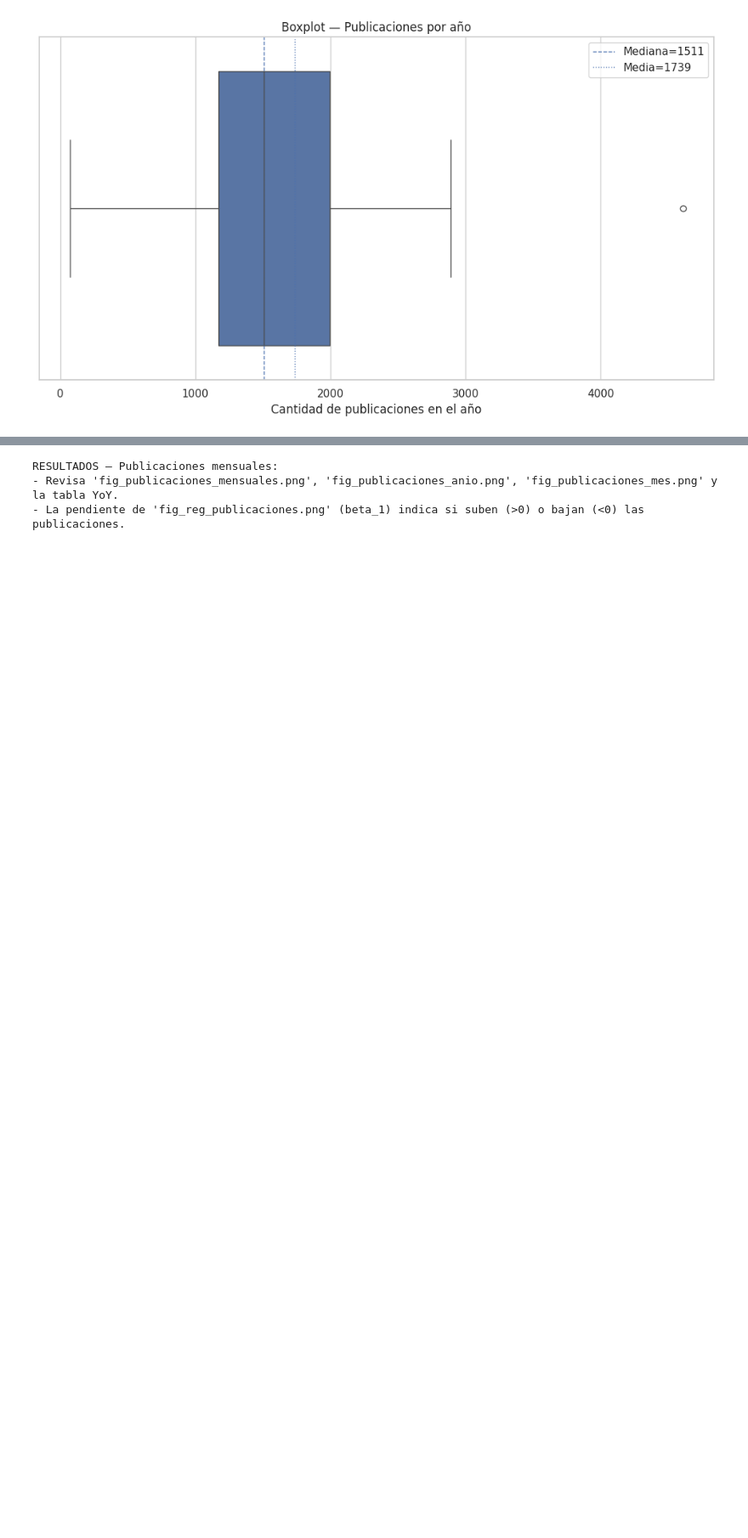
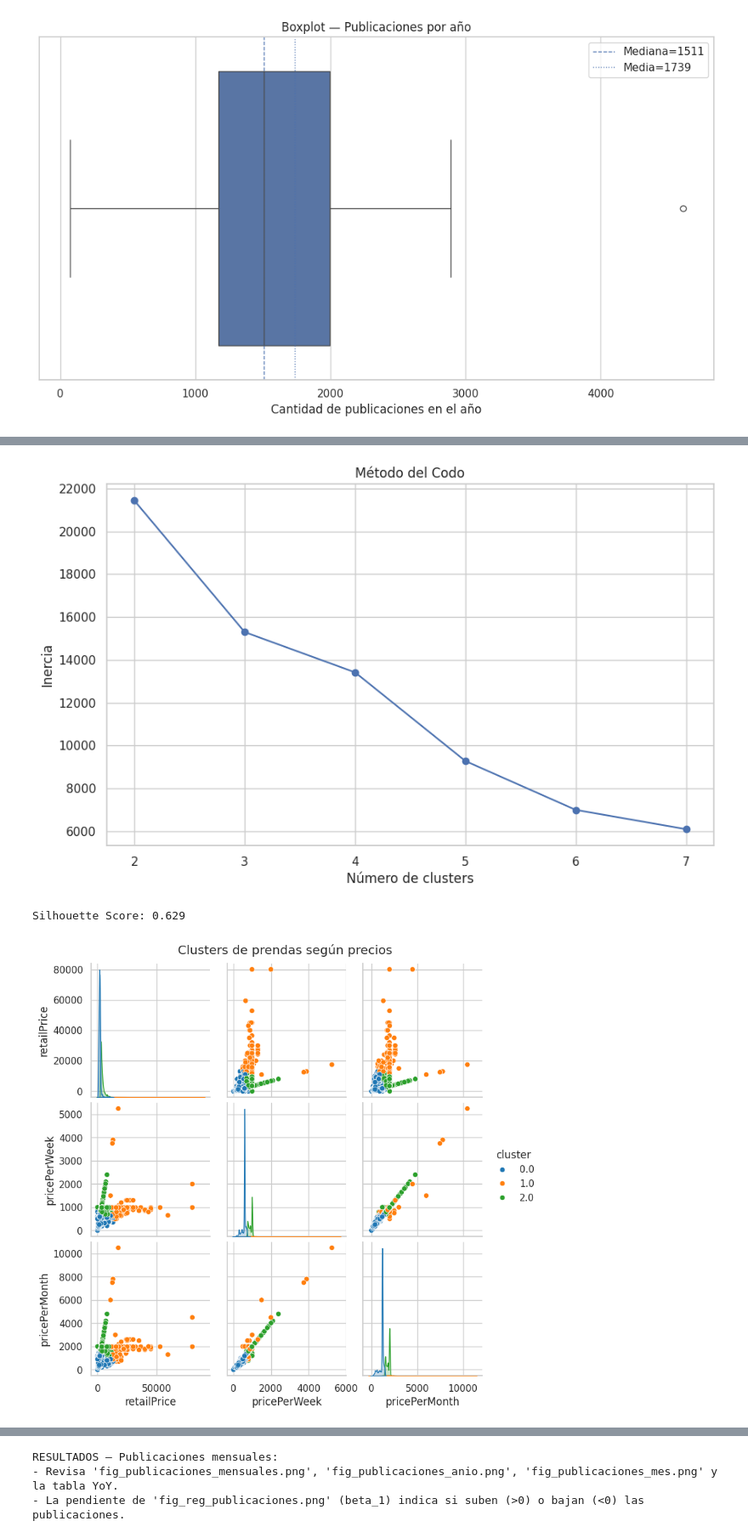
Before and after one commit to canunz/LIBRARY-django, a Jupyter notebook: INTELIGENCIA_DE_NEGOCIOS_Catalina_Núñez_Yáñez.ipynb, the cells around one changed output, grey strips where cells are left out. Shown at 85% size. Cells and saved outputs as stored; diff of their text form; code cells hidden in the pictures; blank space fills up the shorter version.

```diff
--- a/INTELIGENCIA_DE_NEGOCIOS_Catalina_Núñez_Yáñez.ipynb
+++ b/INTELIGENCIA_DE_NEGOCIOS_Catalina_Núñez_Yáñez.ipynb
@@ -451,0 +515,43 @@ plt.show()
+# %%
+from sklearn.preprocessing import StandardScaler
+from sklearn.cluster import KMeans
+from sklearn.metrics import silhouette_score
+
+# Variables numéricas
+num_cols = ['retailPrice', 'pricePerWeek', 'pricePerMonth']
+X_cluster = df[num_cols].dropna()
+
+# Estandarización
+scaler = StandardScaler()
+X_scaled = scaler.fit_transform(X_cluster)
+
+# Método del codo
+inertias = []
+for k in range(2, 8):
+    kmeans = KMeans(n_clusters=k, random_state=42)
+    kmeans.fit(X_scaled)
+    inertias.append(kmeans.inertia_)
+
+plt.plot(range(2,8), inertias, marker='o')
+plt.title('Método del Codo')
+plt.xlabel('Número de clusters')
+plt.ylabel('Inercia')
+plt.show()
+
+# Clustering final
+kmeans = KMeans(n_clusters=3, random_state=42)
+labels = kmeans.fit_predict(X_scaled)
+score = silhouette_score(X_scaled, labels)
+print(f'Silhouette Score: {score:.3f}')
+
+df['cluster'] = np.nan
+df.loc[X_cluster.index, 'cluster'] = labels
+
+# Visualización
+sns.pairplot(df.loc[X_cluster.index], vars=num_cols, hue='cluster', palette='tab10')
+plt.suptitle("Clusters de prendas según precios", y=1.02)
+plt.show()
+# %% [output]
+[figure, added]
+Silhouette Score: 0.629
+[figure, added]
```
Also changed, not shown: parts of 9 cells of this notebook.
